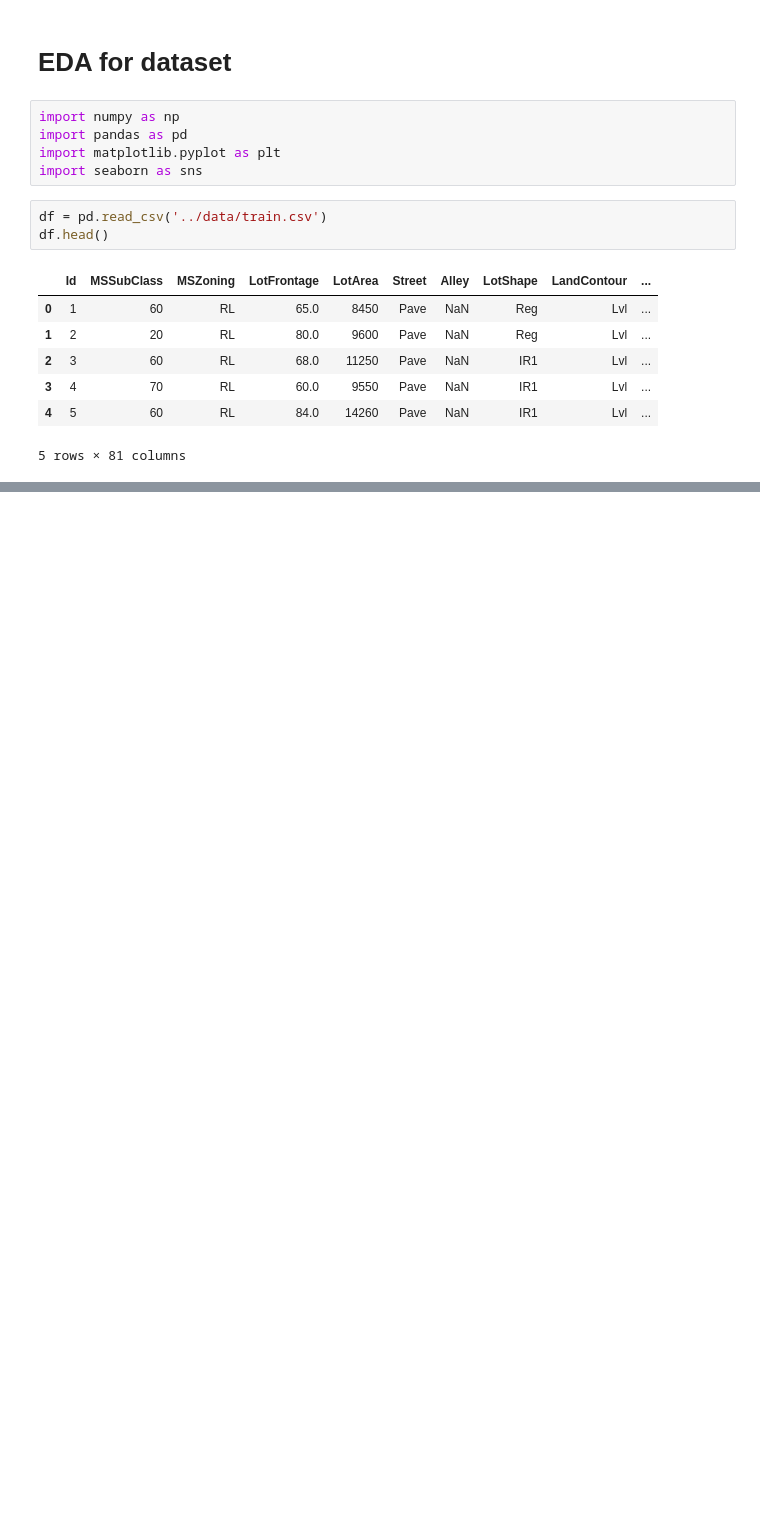
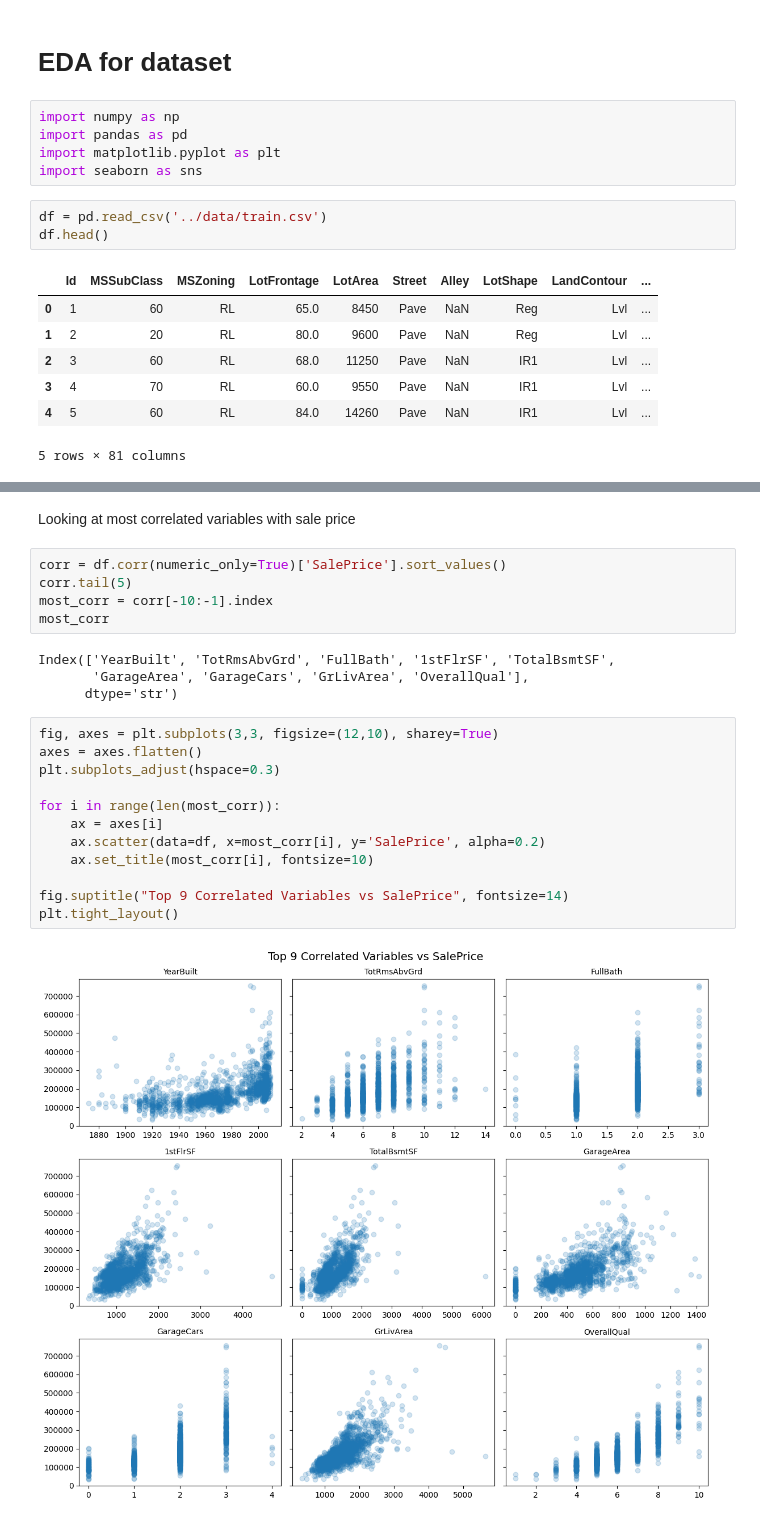
Before and after one commit to bpattengale/house_prices, a Jupyter notebook: notebooks/data_exploration.ipynb, the cells around one changed output, grey strips where cells are left out. Cells and saved outputs as stored; diff of their text form; blank space fills up the shorter version.

```diff
--- a/notebooks/data_exploration.ipynb
+++ b/notebooks/data_exploration.ipynb
@@ -57,0 +60,25 @@ sns.histplot(data=df, x='OverallQual')
+# %% [markdown]
+Looking at most correlated variables with sale price
+# %%
+corr = df.corr(numeric_only=True)['SalePrice'].sort_values()
+corr.tail(5)
+most_corr = corr[-10:-1].index
+most_corr
+# %% [output]
+Index(['YearBuilt', 'TotRmsAbvGrd', 'FullBath', '1stFlrSF', 'TotalBsmtSF',
+       'GarageArea', 'GarageCars', 'GrLivArea', 'OverallQual'],
+      dtype='str')
+# %%
+fig, axes = plt.subplots(3,3, figsize=(12,10), sharey=True)
+axes = axes.flatten()
+plt.subplots_adjust(hspace=0.3)
+
+for i in range(len(most_corr)):
+    ax = axes[i]
+    ax.scatter(data=df, x=most_corr[i], y='SalePrice', alpha=0.2)
+    ax.set_title(most_corr[i], fontsize=10)
+
+fig.suptitle("Top 9 Correlated Variables vs SalePrice", fontsize=14)
+plt.tight_layout()
+# %% [output]
+[figure, added]
```
Also changed, not shown: parts of 15 cells of this notebook.
